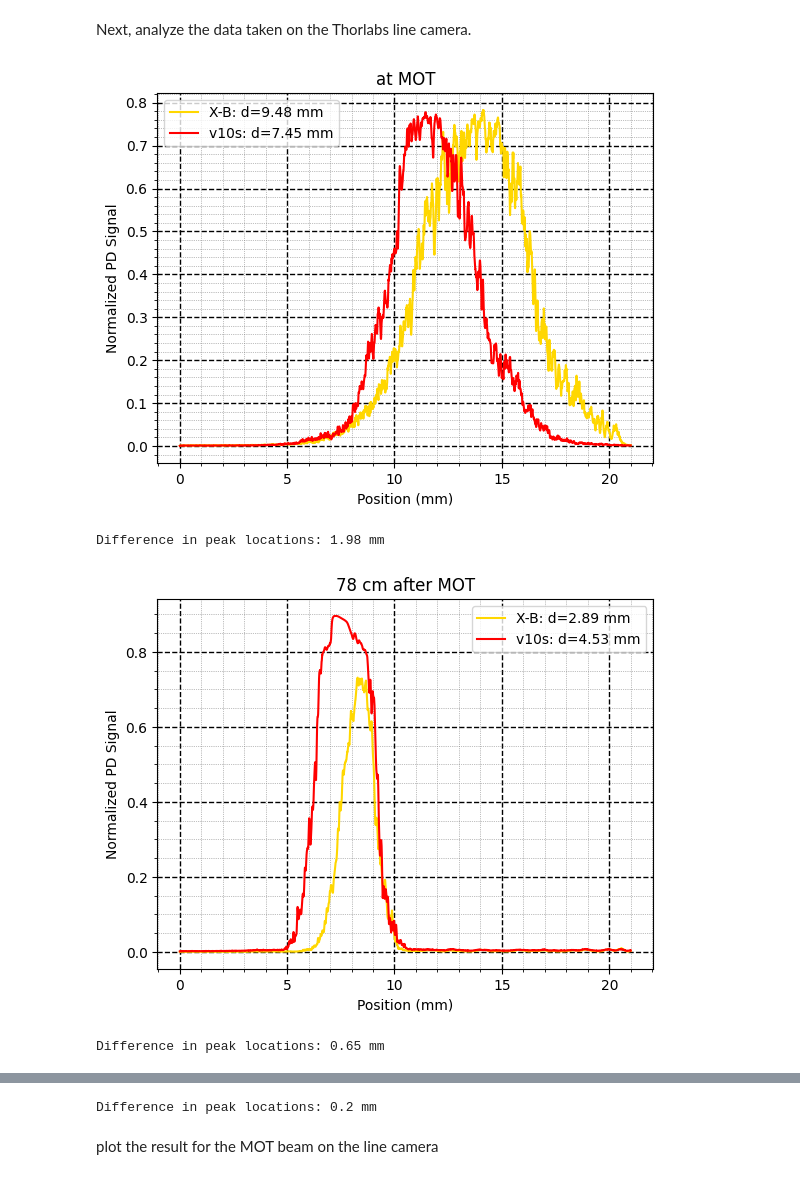
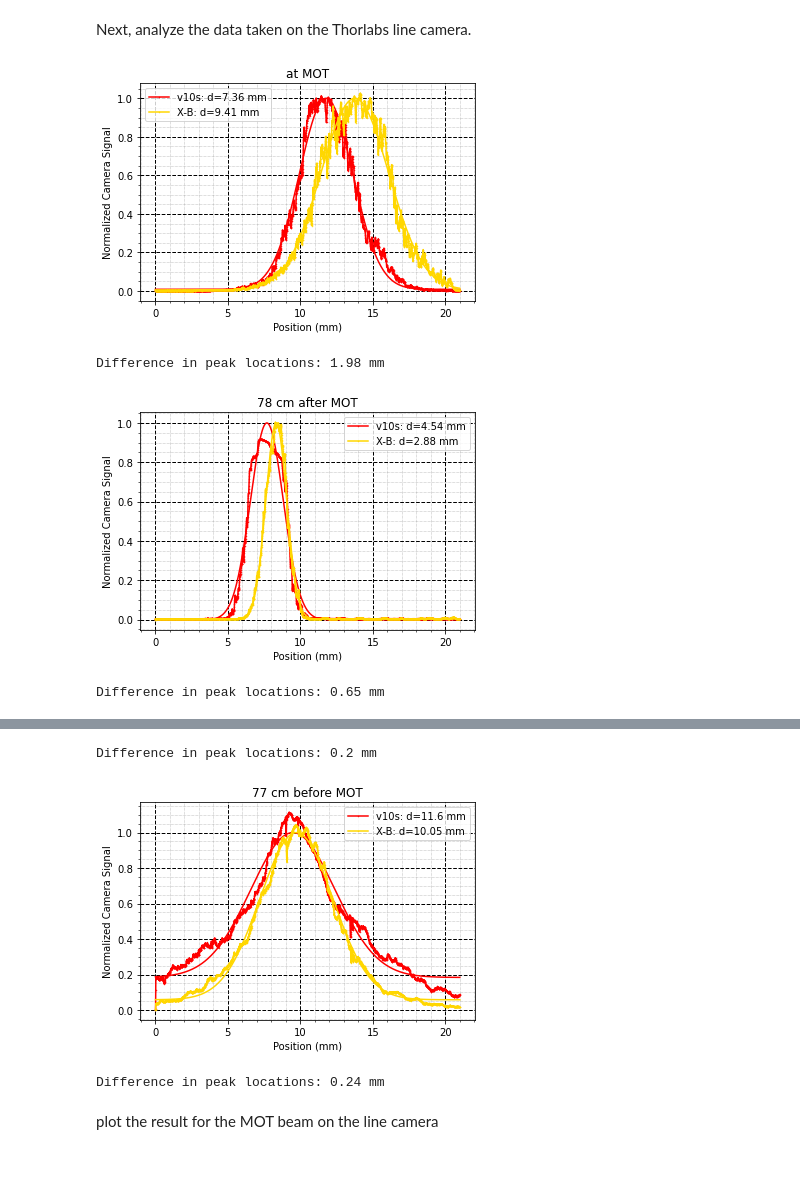
Before and after one commit to geoffrey-zheng/SrF-Calcs, a Jupyter notebook: Push-Beam/SlowerBeamProfiles.ipynb, the cells around one changed output, grey strips where cells are left out. Saved outputs shown, nothing was run; the diff lists cells and outputs as text; code cells hidden in the pictures.

```diff
--- a/Push-Beam/SlowerBeamProfiles.ipynb
+++ b/Push-Beam/SlowerBeamProfiles.ipynb
@@ -61,9 +61,9 @@ for x, y in zip(all_x_data_mm, all_PD_data):
 # %%
 import matplotlib.pyplot as plt
 
-titles = ['at MOT', '78 cm after MOT', '140 cm after MOT (at cell)']
-labels = ['X-B', 'v10s', 'v10s', 'X-B', 'X-B', 'v10s']
-colors = ['gold', 'red', 'red', 'gold', 'gold', 'red']
+titles = ['at MOT', '78 cm after MOT', '140 cm after MOT (at cell)', '77 cm before MOT']
+labels = ['v10s', 'X-B']
+colors = ['red', 'gold']
 peak_x_values = []
 
 for i, (x, y, params) in enumerate(zip(all_x_data_mm, all_PD_data, fit_params)):
@@ -85,17 +85,17 @@ for i, (x, y, params) in enumerate(zip(all_x_data_mm, all_PD_data, fit_params)):
     y_fit = y_fit / np.max(y_fit)
 
     # Plot the original data
-    plt.scatter(x, y, color=colors[i])
+    plt.scatter(x, y, color=colors[i%2])
 
     # Plot the fitted function
-    plt.plot(x_fit, y_fit, label=labels[i]+f': d={round(2 * np.sqrt(2) * np.abs(params[2]), 2)} mm', color=colors[i])
-    plt.xlabel('Position (mm)')
-    plt.ylabel('Normalized PD Signal')
+    plt.plot(x_fit, y_fit, label=labels[i%2]+f': d={round(2 * np.sqrt(2) * np.abs(params[2]), 2)} mm', color=colors[i%2])
 
     # Store the peak x-value (mean of the Gaussian)
     peak_x_values.append(params[0])
 
     if i % 2 == 1:
+        plt.xlabel('Position (mm)')
+        plt.ylabel('Normalized PD Signal')
         plt.legend()  # Add a legend
         plt.title(titles[i//2])
         plt.grid(linestyle = '--', which = 'major', linewidth = 1, color='black')
@@ -117,7 +117,7 @@ Next, analyze the data taken on the Thorlabs line camera.
 import pandas as pd
 
 # List of CSV file names
-file_names = ['XB_MOT_pos.csv', 'v10s_MOT_pos.csv', 'XB_55in_pos.csv', 'v10s_55in_pos.csv', 'XB_cell_pos.csv', 'v10s_cell_pos.csv']
+file_names = ['v10s_MOT_pos.csv', 'XB_MOT_pos.csv', 'v10s_55in_pos.csv', 'XB_55in_pos.csv', 'v10s_cell_pos.csv', 'XB_cell_pos.csv', 'v10s_after_lens.csv', 'XB_after_lens.csv']
 
 # Lists to store the numpy arrays
 pixel_nums = []
@@ -142,15 +142,15 @@ from scipy.optimize import curve_fit
 import numpy as np
 
 # Define the Gaussian function
-def gaussian(x, mean, amplitude, standard_deviation):
-    return amplitude * np.exp( - ((x - mean) / standard_deviation) ** 2)
+def gaussian(x, mean, amplitude, standard_deviation, offset):
+    return amplitude * np.exp( - ((x - mean) / standard_deviation) ** 2) + offset
 
 # Store the fit parameters for each set
 fit_params2 = []
 
 for x, y in zip(pixel_nums, norm_signal):
     # Initial guess for the parameters
-    initial_guess = [np.mean(x), np.max(y), np.std(x)]
+    initial_guess = [np.mean(x), np.max(y), np.std(x), 0]
 
     # Perform the curve fit
     params, params_covariance = curve_fit(gaussian, x, y, p0=initial_guess)
@@ -161,33 +161,46 @@ for x, y in zip(pixel_nums, norm_signal):
 # %%
 import matplotlib.pyplot as plt
 
-labels2 = ['X-B', 'v10s']
-colors2 = ['gold', 'red']
+labels2 = ['v10s', 'X-B']
+colors2 = ['red', 'gold']
 peak_x_values2 = []
 
 # Iterate through pairs of numpy arrays
 for i, (first_column, second_column, params) in enumerate(zip(pixel_nums, norm_signal, fit_params2)):
+    # Generate a range of x values for the fitted function
+    x_fit = np.linspace(min(first_column), max(first_column), 1000)
+
+    # Compute the fitted y values
+    y_fit = gaussian(x_fit, *params)
+
+    #calculate new y-values based on normalized PD signal (to peak value)
+    second_column = second_column / np.max(y_fit)
+    y_fit = y_fit / np.max(y_fit)
+
     # Plot the data
-    plt.plot(first_column, second_column, label=labels2[i%2]+f': d={round(2 * np.sqrt(2) * np.abs(params[2]), 2)} mm', color=colors2[i%2])
+    plt.plot(first_column, second_column, label=labels2[i%2]+f': d={round(2 * np.sqrt(2) * np.abs(params[2]), 2)} mm', color=colors2[i%2], marker='o', ms=0.5)
+
+    # Plot the fitted function
+    plt.plot(x_fit, y_fit, color=colors2[i%2])
 
     # Add a legend
     plt.legend()
 
     # Store the peak x-value (mean of the Gaussian)
     peak_x_values2.append(params[0])
 
     if i % 2 == 1:
         plt.title(titles[i//2])
         plt.xlabel('Position (mm)')
-        plt.ylabel('Normalized PD Signal')
+        plt.ylabel('Normalized Camera Signal')
         plt.grid(linestyle = '--', which = 'major', linewidth = 1, color='black')
         plt.grid(linestyle = ':', which = 'minor', linewidth = 0.5, color = 'gray')
         plt.minorticks_on()
         plt.show()
         difference2 = np.abs(peak_x_values2[i] - peak_x_values2[i-1])
         print(f'Difference in peak locations: {round(difference2, 2)} mm')
 # %% [output]
-[figure, old version]
+[figure, new version]
 Difference in peak locations: 1.98 mm
-[figure, old version]
+[figure, new version]
 Difference in peak locations: 0.65 mm
@@ -195,3 +208,5 @@ Difference in peak locations: 0.65 mm
 Difference in peak locations: 0.2 mm
+[figure, added]
+Difference in peak locations: 0.24 mm
 # %% [markdown]
 plot the result for the MOT beam on the line camera
```
Also changed, not shown: parts of 7 cells of this notebook, 4 other files.
